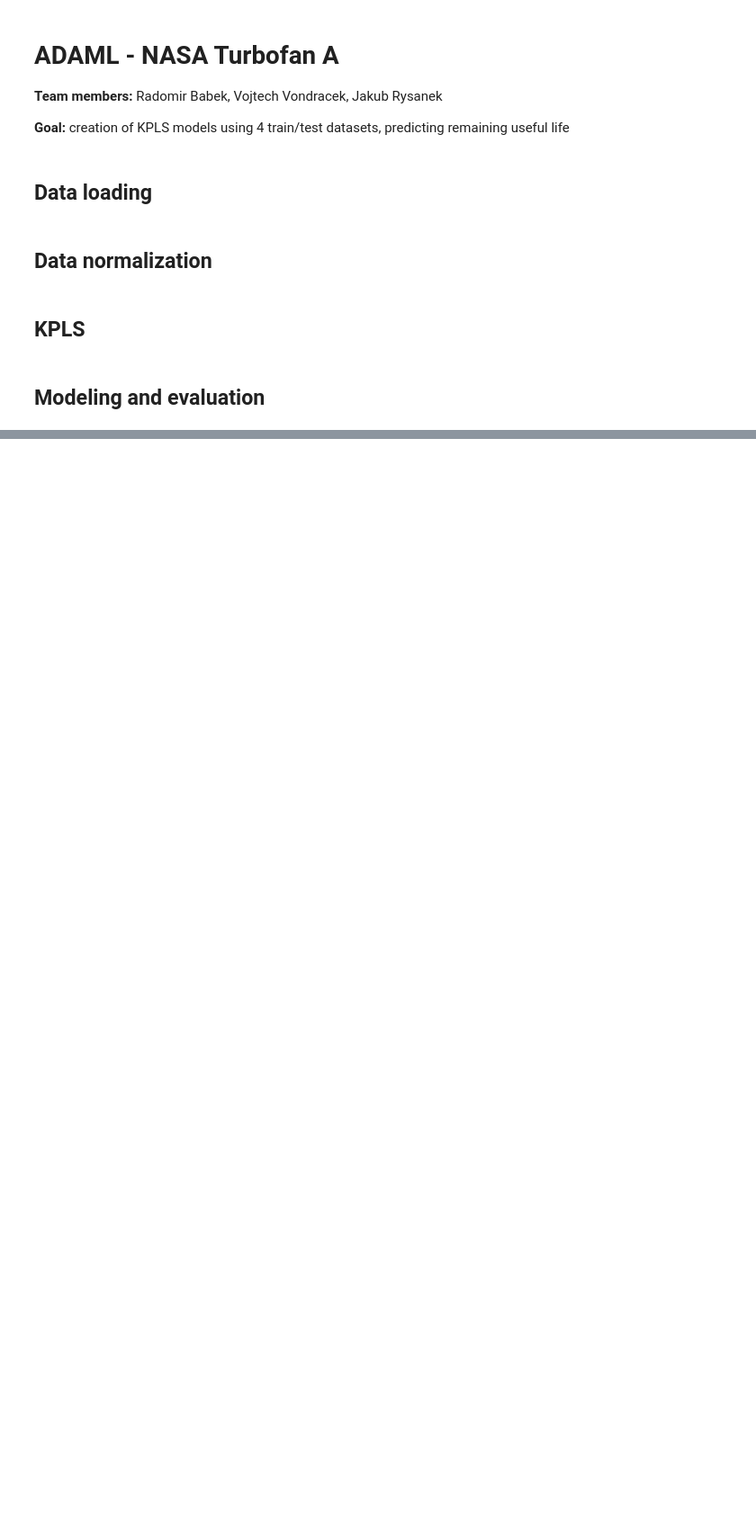
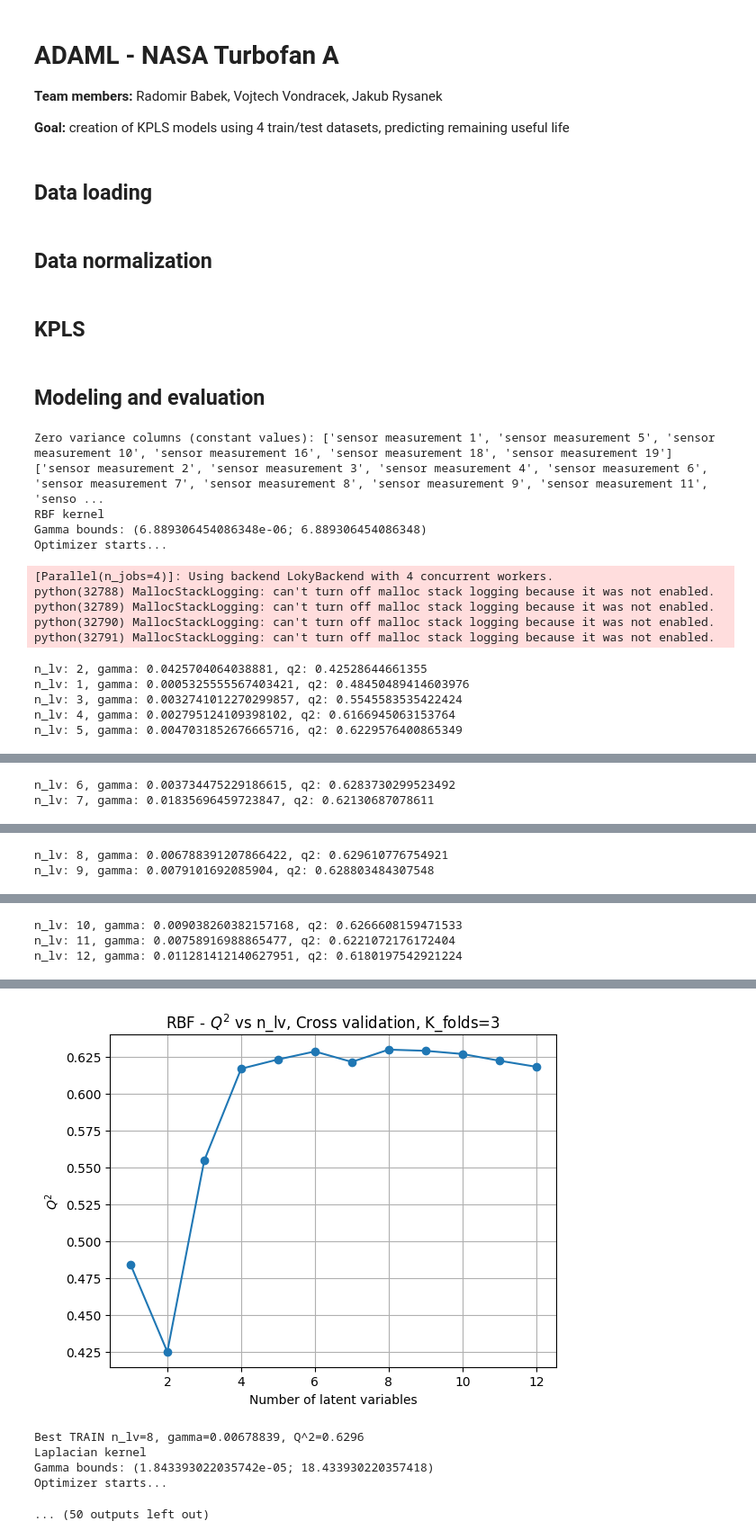
Before and after one commit to Vondras1/TurbofanEngine, a Jupyter notebook: kpls.ipynb, the cells around one changed output, grey strips where cells are left out. Shown: that part at 90% size. Saved outputs shown, nothing was run; the diff lists cells and outputs as text; code cells hidden in the pictures; blank space fills up the shorter version.

```diff
--- a/kpls.ipynb
+++ b/kpls.ipynb
@@ -206,28 +206,34 @@ def predict(X_train, y_train, X, y, pls, centerer, gamma, kernel_f):
     return rmse, mae, q2
 
 
-def fit_kpls(train_data, validation_data, kernel_f=rbf_kernel, method_name="RBF_kernel", max_lv=13):
+def fit_kpls(train_data, validation_data, kernel_f=rbf_kernel, method_name="RBF_kernel", max_lv=13, use_train_cv=True, parallel=False):
     output = []
 
-    #optimize gamma on training data
-    opt_results = optimize(train_data, max_lv, folds=10, kernel_f=kernel_f, method_name=method_name)
+    if use_train_cv:
+        opt_data = train_data
+    else:
+        opt_data = validation_data
+
+    # optimize gamma on training data
+    opt_results = optimize(opt_data, max_lv, folds=3, kernel_f=kernel_f, method_name=method_name, parallel=parallel)
     best_row = opt_results.loc[opt_results["q2"].idxmax()]
     print(f"Best TRAIN n_lv={int(best_row.n_lv)}, gamma={best_row.gamma:.6g}, Q^2={best_row.q2:.4f}")
 
-    #prepare datasets with only sensor data
+    # prepare datasets with only sensor data
     X_train = train_data.iloc[:, 2:-1]
     y_train = train_data.iloc[:, -1]
 
     X_validation = validation_data.iloc[:, 2:-1]
     y_validation = validation_data.iloc[:, -1]
 
-    #eval validation dataset
+    # eval validation (or the remaining unseen) dataset - test for generalization
     for _,res in opt_results.iterrows():
         gamma = res["gamma"]
         n_lv = int(res["n_lv"])
 
         train_q2   = res["q2"]
         pls, centerer = fit_model(X_train, y_train, n_lv, kernel_f, gamma)
+
         validation_rmse, validation_mae, validation_q2 = predict(
             X_train, y_train, X_validation, y_validation, pls, centerer, gamma, kernel_f)
 
@@ -312,17 +318,17 @@ def plot_unit(train_data, test_data, params, dataset_name, unit_id):
     plt.tight_layout()
     plt.show()
 
-def process_dataset(train_data, validation_data, test_data, dataset_name):
+def process_dataset(train_data, validation_data, test_data, dataset_name, use_train_cv=True, parallel=False):
     print("RBF kernel")
-    train_results_rbf = fit_kpls(train_data, validation_data, kernel_f=rbf_kernel, method_name="RBF", max_lv=12)
+    train_results_rbf = fit_kpls(train_data, validation_data, kernel_f=rbf_kernel, method_name="RBF", max_lv=12, use_train_cv=use_train_cv, parallel=parallel)
     test_results_rbf = eval_test(test_data, train_data, train_results_rbf, kernel_f=rbf_kernel, method_name="RBF")
 
     print("Laplacian kernel")
-    train_results_laplac = fit_kpls(train_data, validation_data, kernel_f=laplacian_kernel, method_name="Laplacian", max_lv=12)
+    train_results_laplac = fit_kpls(train_data, validation_data, kernel_f=laplacian_kernel, method_name="Laplacian", max_lv=12, use_train_cv=use_train_cv, parallel=parallel)
     test_results_laplac = eval_test(test_data, train_data, train_results_laplac, kernel_f=laplacian_kernel, method_name="Laplacian")
 
     print("Cauchy kernel")
-    train_results_cauchy = fit_kpls(train_data, validation_data, kernel_f=cauchy_kernel, method_name="Cauchy", max_lv=12)
+    train_results_cauchy = fit_kpls(train_data, validation_data, kernel_f=cauchy_kernel, method_name="Cauchy", max_lv=12, use_train_cv=use_train_cv, parallel=parallel)
     test_results_cauchy = eval_test(test_data, train_data, train_results_cauchy, kernel_f=cauchy_kernel, method_name="Cauchy")
 
     train_results_all = pd.concat(
@@ -339,7 +345,7 @@ def process_dataset(train_data, validation_data, test_data, dataset_name):
 
     best_row_train = test_results_all.loc[test_results_all["rmse_test"].idxmin()]
 
-    units_to_plot = [20, 40, 60]
+    units_to_plot = [20, 40, 80]
     for unit_id in units_to_plot:
         plot_unit(train_data, test_data, best_row_train, dataset_name, unit_id)
 
@@ -351,19 +357,35 @@ def process_dataset(train_data, validation_data, test_data, dataset_name):
 train_data1, validation_data1, dropped_cols1 = train_from_file("./NASA-Turbofan-data/data/train_FD001.txt")
 test_data1 = test_from_file("./NASA-Turbofan-data/data/test_FD001.txt", "./NASA-Turbofan-data/data/RUL_FD001.txt", dropped_cols=dropped_cols1)
 train_data1, validation_data1, test_data1, mu_train1, sd_train1 = normalize_data(train_data1, validation_data1, test_data1)
-process_dataset(train_data1, validation_data1, test_data1, "FD001")
+process_dataset(train_data1, validation_data1, test_data1, "FD001", use_train_cv=True, parallel=True)
 
 train_data2, validation_data2, dropped_cols2 = train_from_file("./NASA-Turbofan-data/data/train_FD002.txt")
 test_data2 = test_from_file("./NASA-Turbofan-data/data/test_FD002.txt", "./NASA-Turbofan-data/data/RUL_FD002.txt", dropped_cols=dropped_cols2)
 train_data2, validation_data2, test_data2, mu_train2, sd_train2 = normalize_data(train_data2, validation_data2, test_data2)
-process_dataset(train_data2, validation_data2, test_data2, "FD002")
+process_dataset(train_data2, validation_data2, test_data2, "FD002", use_train_cv=False, parallel=True)
 
 train_data3, validation_data3, dropped_cols3 = train_from_file("./NASA-Turbofan-data/data/train_FD003.txt")
 test_data3 = test_from_file("./NASA-Turbofan-data/data/test_FD003.txt", "./NASA-Turbofan-data/data/RUL_FD003.txt", dropped_cols=dropped_cols3)
 train_data3, validation_data3, test_data3, mu_train3, sd_train3 = normalize_data(train_data3, validation_data3, test_data3)
-process_dataset(train_data3, validation_data3, test_data3, "FD003")
+process_dataset(train_data3, validation_data3, test_data3, "FD003", use_train_cv=True, parallel=True)
 
 train_data4, validation_data4, dropped_cols4 = train_from_file("./NASA-Turbofan-data/data/train_FD004.txt")
 test_data4 = test_from_file("./NASA-Turbofan-data/data/test_FD004.txt", "./NASA-Turbofan-data/data/RUL_FD004.txt", dropped_cols=dropped_cols4)
 train_data4, validation_data4, test_data4, mu_train4, sd_train4 = normalize_data(train_data4, validation_data4, test_data4)
-process_dataset(train_data4, validation_data4, test_data4, "FD004")
+process_dataset(train_data4, validation_data4, test_data4, "FD004", use_train_cv=False, parallel=True)
+# %% [output]
+Zero variance columns (constant values): ['sensor measurement 1', 'sensor measurement 5', 'sensor measurement 10', 'sensor measurement 16', 'sensor measurement 18', 'sensor measurement 19']
+['sensor measurement 2', 'sensor measurement 3', 'sensor measurement 4', 'sensor measurement 6', 'sensor measurement 7', 'sensor measurement 8', 'sensor measurement 9', 'sensor measurement 11', 'senso ...
+RBF kernel
+Gamma bounds: (6.889306454086348e-06; 6.889306454086348)
+Optimizer starts...
+[Parallel(n_jobs=4)]: Using backend LokyBackend with 4 concurrent workers.
+python(32788) MallocStackLogging: can't turn off malloc stack logging because it was not enabled.
+python(32789) MallocStackLogging: can't turn off malloc stack logging because it was not enabled.
+python(32790) MallocStackLogging: can't turn off malloc stack logging because it was not enabled.
+python(32791) MallocStackLogging: can't turn off malloc stack logging because it was not enabled.
+n_lv: 2, gamma: 0.0425704064038881, q2: 0.42528644661355
+n_lv: 1, gamma: 0.0005325555567403421, q2: 0.48450489414603976
+n_lv: 3, gamma: 0.0032741012270299857, q2: 0.5545583535422424
+n_lv: 4, gamma: 0.002795124109398102, q2: 0.6166945063153764
+n_lv: 5, gamma: 0.0047031852676665716, q2: 0.6229576400865349
@@ -369,0 +393,2 @@ process_dataset(train_data4, validation_data4, test_data4, "FD004")
+n_lv: 6, gamma: 0.003734475229186615, q2: 0.6283730299523492
+n_lv: 7, gamma: 0.01835696459723847, q2: 0.62130687078611
@@ -369,0 +396,2 @@ process_dataset(train_data4, validation_data4, test_data4, "FD004")
+n_lv: 8, gamma: 0.006788391207866422, q2: 0.629610776754921
+n_lv: 9, gamma: 0.0079101692085904, q2: 0.628803484307548
@@ -369,0 +399,3 @@ process_dataset(train_data4, validation_data4, test_data4, "FD004")
+n_lv: 10, gamma: 0.009038260382157168, q2: 0.6266608159471533
+n_lv: 11, gamma: 0.00758916988865477, q2: 0.6221072176172404
+n_lv: 12, gamma: 0.011281412140627951, q2: 0.6180197542921224
@@ -369,0 +403,6 @@ process_dataset(train_data4, validation_data4, test_data4, "FD004")
+[figure, added]
+Best TRAIN n_lv=8, gamma=0.00678839, Q^2=0.6296
+Laplacian kernel
+Gamma bounds: (1.843393022035742e-05; 18.433930220357418)
+Optimizer starts...
+... (50 outputs left out)
```
Also changed, not shown: parts of 1 cell of this notebook, 1 other file.
